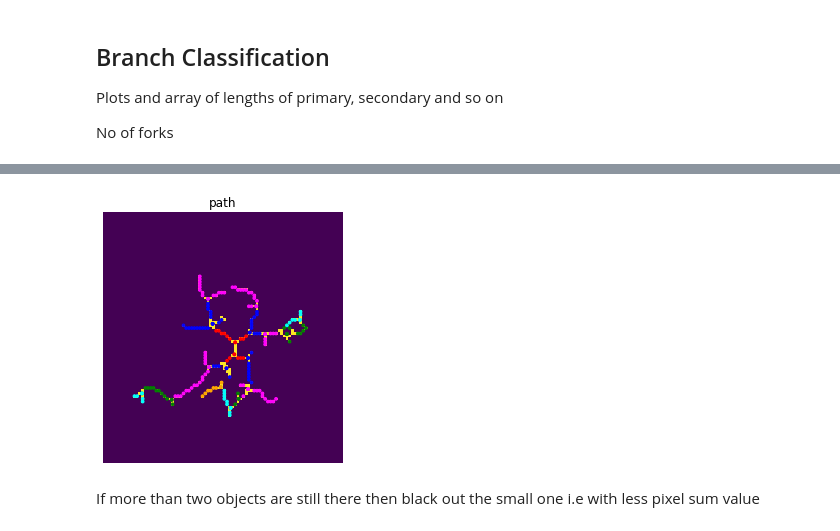
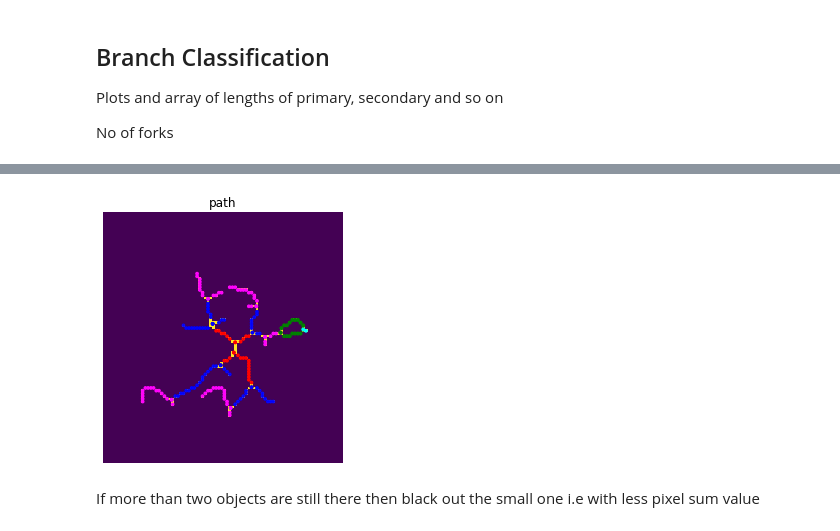
Before and after one commit to swanandlab/SMorph, a Jupyter notebook: sholl analysis.ipynb, the cells around one changed output, grey strips where cells are left out. Cells and saved outputs as stored; diff of their text form; code cells hidden in the pictures.

```diff
--- a/sholl analysis.ipynb
+++ b/sholl analysis.ipynb
@@ -343,7 +348,8 @@ fig, ax = plt.subplots(figsize=(4, 4))
 ax.set_title('Soma')
 ax.imshow(astrocyte_skeleton, interpolation='nearest')
 
-y, x = soma_on_skeleton(astrocyte_skeleton)
+soma = get_soma(cell_image)
+y, x = soma_on_skeleton(soma, astrocyte_skeleton)
 c = plt.Circle((x, y), 1, color='red')
 ax.add_patch(c)
 
@@ -394,13 +402,14 @@ Plots and array of lengths of primary, secondary and so on
 
 No of forks
 # %%
+soma_on_skeleton = soma_on_skeleton(soma, astrocyte_skeleton)
 near = []
-for i in range(skan.csr.Skeleton(final).n_paths):
-    path_coords = skan.csr.Skeleton(final).path_coordinates(i)
+for i in range(skan.csr.Skeleton(astrocyte_skeleton).n_paths):
+    path_coords = skan.csr.Skeleton(astrocyte_skeleton).path_coordinates(i)
     nearest = min(path_coords, key=lambda x: distance(soma_on_skeleton, x))
     near.append(nearest)
 
 soma_on_path = min(near, key=lambda x: distance(soma_on_skeleton, x))
-soma_node = [i for i,j in enumerate(skan.csr.Skeleton(final).coordinates) if all(soma_on_path==j)]
+soma_node = [i for i,j in enumerate(skan.csr.Skeleton(astrocyte_skeleton).coordinates) if all(soma_on_path==j)]
 soma_node
 # %% [output]
@@ -408,7 +417,7 @@ soma_node
 # %%
-pixel_graph, coordinates, degrees = skeleton_to_csgraph(final)
+pixel_graph, coordinates, degrees = skeleton_to_csgraph(astrocyte_skeleton)
 fig, ax = plt.subplots()
-draw.overlay_skeleton_networkx(pixel_graph, coordinates, image=final, axis=ax)
+draw.overlay_skeleton_networkx(pixel_graph, coordinates, image=astrocyte_skeleton, axis=ax)
 # %% [output]
 The iterable function was deprecated in Matplotlib 3.1 and will be removed in 3.3. Use np.iterable instead.
   if not cb.iterable(width):
@@ -492,4 +501,4 @@ array([[  1.        ,  23.        ,   9.77270885,   1.        ],
 # %%
-paths_list = skan.csr.Skeleton(final).paths_list()
+paths_list = skan.csr.Skeleton(astrocyte_skeleton).paths_list()
 paths_list
 # %% [output]
@@ -685,32 +682,29 @@ for branch in color_branches:
 # %%
 fig, ax = plt.subplots(figsize=(4, 4))
 ax.set_title('path')
-ax.imshow(final, interpolation='nearest')
+ax.imshow(astrocyte_skeleton, interpolation='nearest')
 
 for i in color_branches_coords[0]:
     c = plt.Circle((i[1], i[0]), 0.5, color='red')
     ax.add_patch(c)
 for i in color_branches_coords[1]:
     c = plt.Circle((i[1], i[0]), 0.5, color='blue')
     ax.add_patch(c)
 for i in color_branches_coords[2]:
     c = plt.Circle((i[1], i[0]), 0.5, color='magenta')
     ax.add_patch(c)
 for i in color_branches_coords[3]:
     c = plt.Circle((i[1], i[0]), 0.5, color='green')
     ax.add_patch(c)
 for i in color_branches_coords[4]:
     c = plt.Circle((i[1], i[0]), 0.5, color='cyan')
     ax.add_patch(c)
-for i in color_branches_coords[5]:
-    c = plt.Circle((i[1], i[0]), 0.5, color='orange')
-    ax.add_patch(c)
 
 ax.set_axis_off()
 plt.tight_layout()
 plt.show()
 # %% [output]
-[figure, old version]
+[figure, new version]
 # %% [markdown]
 If more than two objects are still there then black out the small one i.e with less pixel sum value
 # %%
```
Also changed, not shown: parts of 44 cells of this notebook.
